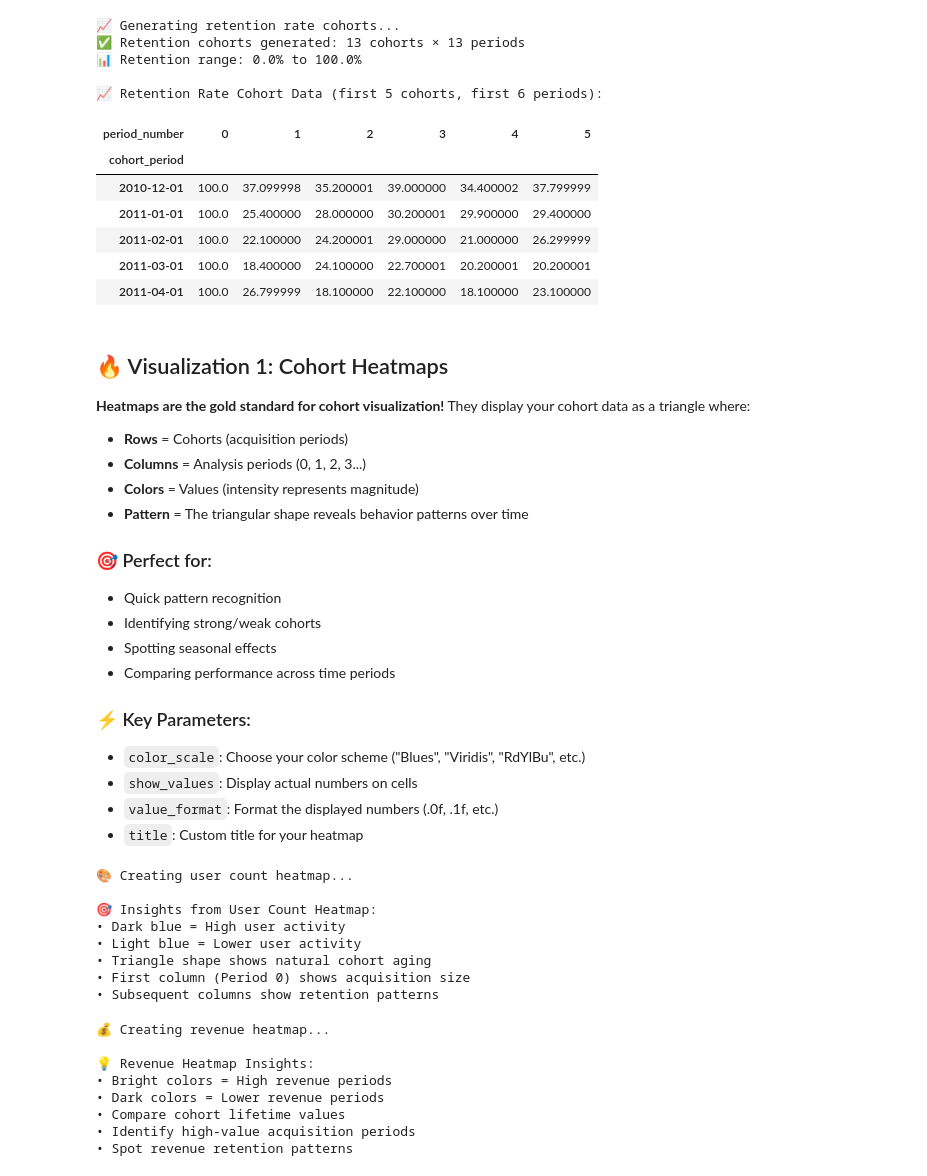
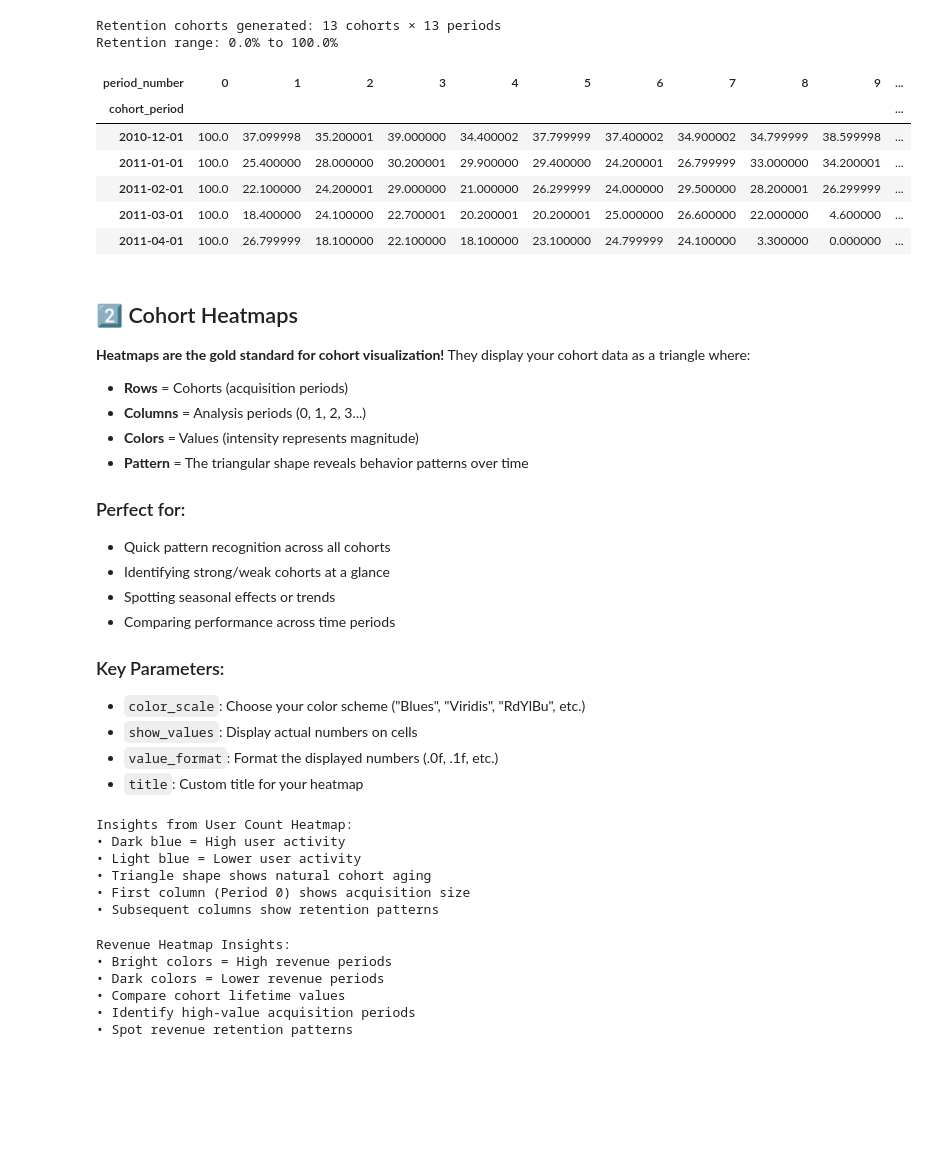
Before and after one commit to krinya/repeatradar, a Jupyter notebook: examples/02_cohort_visualization_demo.ipynb, the cells around one changed output. Cells and saved outputs as stored; diff of their text form; code cells hidden in the pictures; blank space fills up the shorter version.

```diff
--- a/examples/02_cohort_visualization_demo.ipynb
+++ b/examples/02_cohort_visualization_demo.ipynb
@@ -189,62 +143,54 @@ revenue_cohorts.iloc[:5, :6]
 # %%
 # Generate Retention Rate Cohorts
-print("📈 Generating retention rate cohorts...")
 retention_cohorts = generate_cohort_data(
     data=ecommerce_data,
     date_column='InvoiceDateTime',
     user_column='CustomerID',
     cohort_period='M',
     period_duration=30,
     calculate_retention_rate=True,  # This gives us percentages
     output_format='pivot'
 )
 
-print(f"✅ Retention cohorts generated: {retention_cohorts.shape[0]} cohorts × {retention_cohorts.shape[1]} periods")
-print(f"📊 Retention range: {retention_cohorts.values.min():.1f}% to {retention_cohorts.values.max():.1f}%")
-
-# Preview the retention rate data
-print("\n📈 Retention Rate Cohort Data (first 5 cohorts, first 6 periods):")
-retention_cohorts.iloc[:5, :6].round(1)
+print(f"Retention cohorts generated: {retention_cohorts.shape[0]} cohorts × {retention_cohorts.shape[1]} periods")
+print(f"Retention range: {retention_cohorts.values.min():.1f}% to {retention_cohorts.values.max():.1f}%")
+retention_cohorts.head().round(1)
 # %% [output]
-📈 Generating retention rate cohorts...
-✅ Retention cohorts generated: 13 cohorts × 13 periods
-📊 Retention range: 0.0% to 100.0%
-
-📈 Retention Rate Cohort Data (first 5 cohorts, first 6 periods):
+Retention cohorts generated: 13 cohorts × 13 periods
+Retention range: 0.0% to 100.0%
-| period_number | 0 | 1 | 2 | 3 | 4 | 5 |
-| cohort_period |  |  |  |  |  |  |
-| 2010-12-01 | 100.0 | 37.099998 | 35.200001 | 39.000000 | 34.400002 | 37.799999 |
-| 2011-01-01 | 100.0 | 25.400000 | 28.000000 | 30.200001 | 29.900000 | 29.400000 |
-| 2011-02-01 | 100.0 | 22.100000 | 24.200001 | 29.000000 | 21.000000 | 26.299999 |
-| 2011-03-01 | 100.0 | 18.400000 | 24.100000 | 22.700001 | 20.200001 | 20.200001 |
-| 2011-04-01 | 100.0 | 26.799999 | 18.100000 | 22.100000 | 18.100000 | 23.100000 |
+| period_number | 0 | 1 | 2 | 3 | 4 | 5 | 6 | 7 | 8 | 9 | ... |
+| cohort_period |  |  |  |  |  |  |  |  |  |  | ... |
+| 2010-12-01 | 100.0 | 37.099998 | 35.200001 | 39.000000 | 34.400002 | 37.799999 | 37.400002 | 34.900002 | 34.799999 | 38.599998 | ... |
+| 2011-01-01 | 100.0 | 25.400000 | 28.000000 | 30.200001 | 29.900000 | 29.400000 | 24.200001 | 26.799999 | 33.000000 | 34.200001 | ... |
+| 2011-02-01 | 100.0 | 22.100000 | 24.200001 | 29.000000 | 21.000000 | 26.299999 | 24.000000 | 29.500000 | 28.200001 | 26.299999 | ... |
+| 2011-03-01 | 100.0 | 18.400000 | 24.100000 | 22.700001 | 20.200001 | 20.200001 | 25.000000 | 26.600000 | 22.000000 | 4.600000 | ... |
+| 2011-04-01 | 100.0 | 26.799999 | 18.100000 | 22.100000 | 18.100000 | 23.100000 | 24.799999 | 24.100000 | 3.300000 | 0.000000 | ... |
 # %% [markdown]
-## 🔥 Visualization 1: Cohort Heatmaps
+## 2️⃣ Cohort Heatmaps
 
 **Heatmaps are the gold standard for cohort visualization!** They display your cohort data as a triangle where:
+
 - **Rows** = Cohorts (acquisition periods)
 - **Columns** = Analysis periods (0, 1, 2, 3...)
 - **Colors** = Values (intensity represents magnitude)
 - **Pattern** = The triangular shape reveals behavior patterns over time
 
-### 🎯 Perfect for:
-- Quick pattern recognition
-- Identifying strong/weak cohorts
-- Spotting seasonal effects
+### Perfect for:
+- Quick pattern recognition across all cohorts
+- Identifying strong/weak cohorts at a glance
+- Spotting seasonal effects or trends
 - Comparing performance across time periods
 
-### ⚡ Key Parameters:
+### Key Parameters:
 - `color_scale`: Choose your color scheme ("Blues", "Viridis", "RdYlBu", etc.)
 - `show_values`: Display actual numbers on cells
 - `value_format`: Format the displayed numbers (.0f, .1f, etc.)
 - `title`: Custom title for your heatmap
 # %%
-# 🔥 Create User Count Heatmap
-print("🎨 Creating user count heatmap...")
-
+# Create User Count Heatmap
 user_heatmap = plot_cohort_heatmap(
     cohort_data=user_cohorts,
-    title="👥 User Retention Cohorts - Active Users by Period",
+    title="User Retention Cohorts - Active Users by Period",
     color_scale="Blues",        # Classic blue color scheme
     show_values=True,           # Show numbers on cells
     value_format=".0f",        # No decimal places for user counts
@@ -256,28 +202,24 @@ user_heatmap = plot_cohort_heatmap(
 # Display the interactive heatmap
 user_heatmap.show()
 
-print("\n🎯 Insights from User Count Heatmap:")
+print("\nInsights from User Count Heatmap:")
 print("• Dark blue = High user activity")
 print("• Light blue = Lower user activity")
 print("• Triangle shape shows natural cohort aging")
 print("• First column (Period 0) shows acquisition size")
 print("• Subsequent columns show retention patterns")
 # %% [output]
-🎨 Creating user count heatmap...
-
-🎯 Insights from User Count Heatmap:
+Insights from User Count Heatmap:
 • Dark blue = High user activity
 • Light blue = Lower user activity
 • Triangle shape shows natural cohort aging
 • First column (Period 0) shows acquisition size
 • Subsequent columns show retention patterns
 # %%
-# 💰 Create Revenue Heatmap
-print("💰 Creating revenue heatmap...")
-
+# Create Revenue Heatmap
 revenue_heatmap = plot_cohort_heatmap(
     cohort_data=revenue_cohorts,
-    title="💰 Revenue Cohorts - Customer Value Over Time",
+    title="Revenue Cohorts - Customer Value Over Time",
     color_scale="Viridis",       # Green-blue-purple scheme great for revenue
     show_values=True,
     value_format=",.0f",        # Comma-separated for large numbers
@@ -288,16 +230,14 @@ revenue_heatmap = plot_cohort_heatmap(
 
 revenue_heatmap.show()
 
-print("\n💡 Revenue Heatmap Insights:")
+print("\nRevenue Heatmap Insights:")
 print("• Bright colors = High revenue periods")
 print("• Dark colors = Lower revenue periods")
 print("• Compare cohort lifetime values")
 print("• Identify high-value acquisition periods")
 print("• Spot revenue retention patterns")
 # %% [output]
-💰 Creating revenue heatmap...
-
-💡 Revenue Heatmap Insights:
+Revenue Heatmap Insights:
 • Bright colors = High revenue periods
 • Dark colors = Lower revenue periods
 • Compare cohort lifetime values
```
Also changed, not shown: parts of 19 cells of this notebook, 5 other files.
